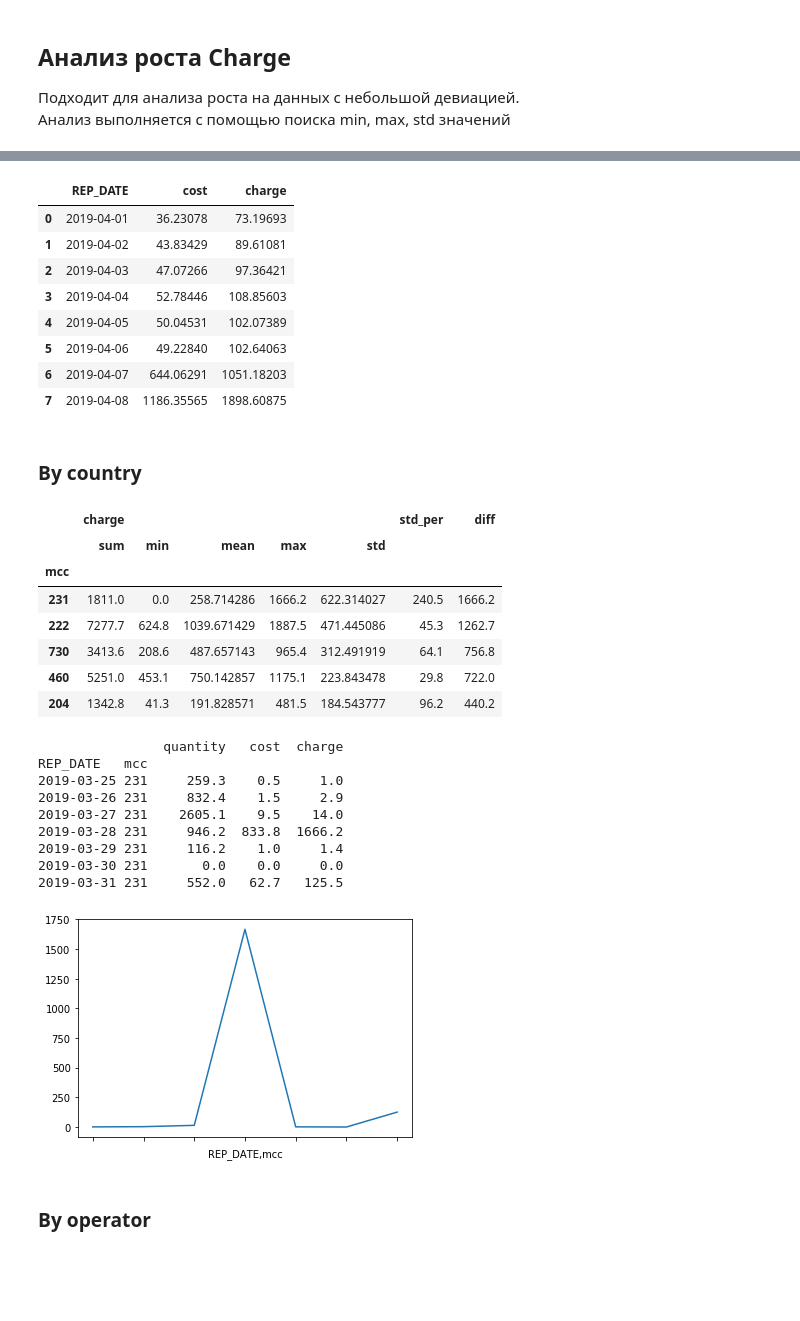
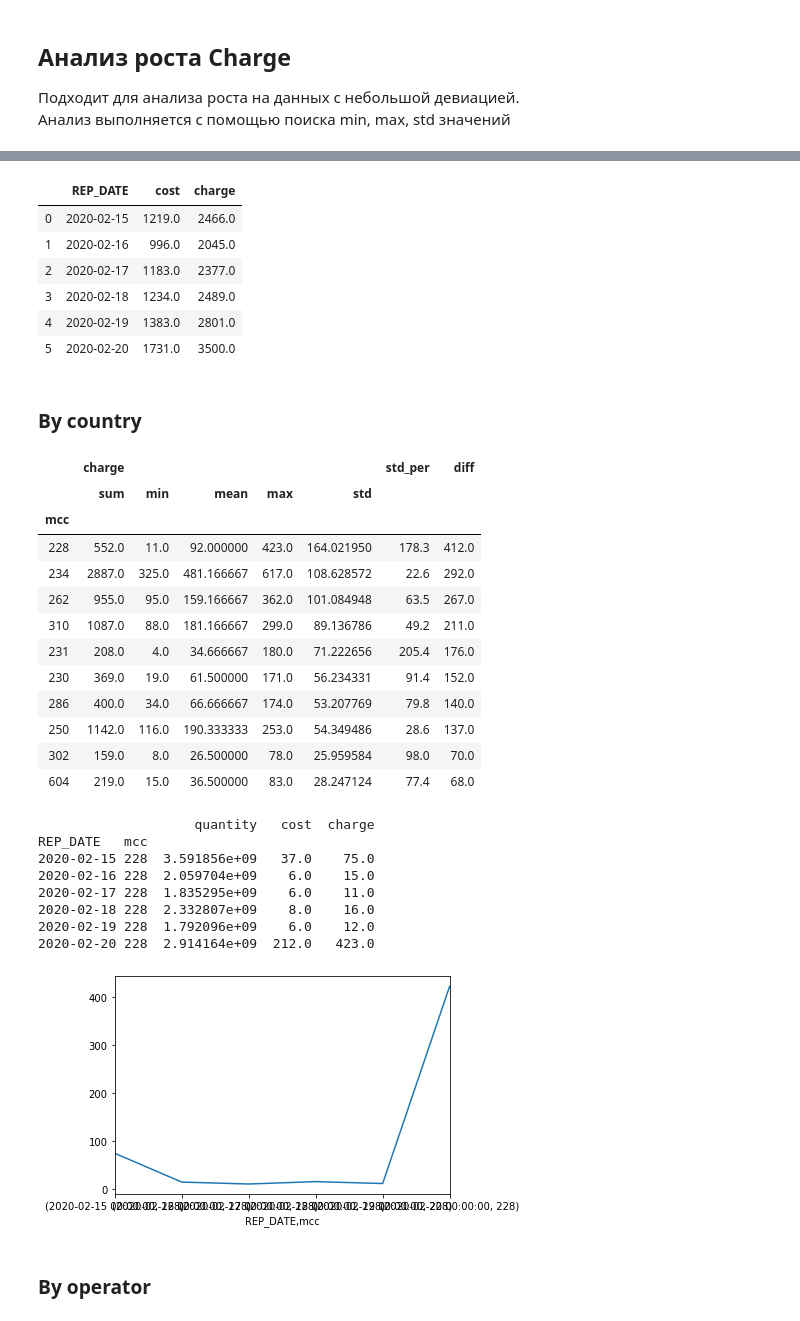
Before and after one commit to balobinp/RB_BD, a Jupyter notebook: RB_Revenue_Change_Python3.ipynb, the cells around one changed output, grey strips where cells are left out. Saved outputs shown, nothing was run; the diff lists cells and outputs as text; code cells hidden in the pictures; blank space fills up the shorter version.

```diff
--- a/RB_Revenue_Change_Python3.ipynb
+++ b/RB_Revenue_Change_Python3.ipynb
@@ -49,15 +49,14 @@ df.head()
 # %%
 df[df.account_id == 352406].groupby('REP_DATE', as_index=False)['cost','charge'].sum()
+df.groupby('REP_DATE', as_index=False)['cost','charge'].sum()
 # %% [output]
 |  | REP_DATE | cost | charge |
-| 0 | 2019-04-01 | 36.23078 | 73.19693 |
-| 1 | 2019-04-02 | 43.83429 | 89.61081 |
-| 2 | 2019-04-03 | 47.07266 | 97.36421 |
-| 3 | 2019-04-04 | 52.78446 | 108.85603 |
-| 4 | 2019-04-05 | 50.04531 | 102.07389 |
-| 5 | 2019-04-06 | 49.22840 | 102.64063 |
-| 6 | 2019-04-07 | 644.06291 | 1051.18203 |
-| 7 | 2019-04-08 | 1186.35565 | 1898.60875 |
+| 0 | 2020-02-15 | 1219.0 | 2466.0 |
+| 1 | 2020-02-16 | 996.0 | 2045.0 |
+| 2 | 2020-02-17 | 1183.0 | 2377.0 |
+| 3 | 2020-02-18 | 1234.0 | 2489.0 |
+| 4 | 2020-02-19 | 1383.0 | 2801.0 |
+| 5 | 2020-02-20 | 1731.0 | 3500.0 |
 # %%
 # Prepare functions
 
@@ -83,37 +82,41 @@ df2=df1.groupby(level=['mcc']).agg({'charge':[np.sum,'min','mean','max','std']})
 # Two options of sorting
 
 df2.apply(f,axis=1).sort_values(by=[('charge','sum'),'std_per'],ascending=False).head()
-df2.apply(f,axis=1).sort_values(by=['diff','std_per'],ascending=False).head()
+df2.apply(f,axis=1).sort_values(by=['diff','std_per'],ascending=False).head(10)
 # %% [output]
 |  | charge |  |  |  |  | std_per | diff |
 |  | sum | min | mean | max | std |  |  |
 | mcc |  |  |  |  |  |  |  |
-| 231 | 1811.0 | 0.0 | 258.714286 | 1666.2 | 622.314027 | 240.5 | 1666.2 |
-| 222 | 7277.7 | 624.8 | 1039.671429 | 1887.5 | 471.445086 | 45.3 | 1262.7 |
-| 730 | 3413.6 | 208.6 | 487.657143 | 965.4 | 312.491919 | 64.1 | 756.8 |
-| 460 | 5251.0 | 453.1 | 750.142857 | 1175.1 | 223.843478 | 29.8 | 722.0 |
-| 204 | 1342.8 | 41.3 | 191.828571 | 481.5 | 184.543777 | 96.2 | 440.2 |
+| 228 | 552.0 | 11.0 | 92.000000 | 423.0 | 164.021950 | 178.3 | 412.0 |
+| 234 | 2887.0 | 325.0 | 481.166667 | 617.0 | 108.628572 | 22.6 | 292.0 |
+| 262 | 955.0 | 95.0 | 159.166667 | 362.0 | 101.084948 | 63.5 | 267.0 |
+| 310 | 1087.0 | 88.0 | 181.166667 | 299.0 | 89.136786 | 49.2 | 211.0 |
+| 231 | 208.0 | 4.0 | 34.666667 | 180.0 | 71.222656 | 205.4 | 176.0 |
+| 230 | 369.0 | 19.0 | 61.500000 | 171.0 | 56.234331 | 91.4 | 152.0 |
+| 286 | 400.0 | 34.0 | 66.666667 | 174.0 | 53.207769 | 79.8 | 140.0 |
+| 250 | 1142.0 | 116.0 | 190.333333 | 253.0 | 54.349486 | 28.6 | 137.0 |
+| 302 | 159.0 | 8.0 | 26.500000 | 78.0 | 25.959584 | 98.0 | 70.0 |
+| 604 | 219.0 | 15.0 | 36.500000 | 83.0 | 28.247124 | 77.4 | 68.0 |
 # %%
 # Generate stat report by country
 
-mcc = 231
+mcc = 228
 
 df3=df1[df1.index.get_level_values('mcc')==mcc].sort_index(level=['mcc','REP_DATE'])
 print(df3,'\n')
 
 df3['charge'].plot()
 plt.show()
 # %% [output]
-                quantity   cost  charge
+                    quantity   cost  charge
 REP_DATE   mcc
-2019-03-25 231     259.3    0.5     1.0
-2019-03-26 231     832.4    1.5     2.9
-2019-03-27 231    2605.1    9.5    14.0
-2019-03-28 231     946.2  833.8  1666.2
-2019-03-29 231     116.2    1.0     1.4
-2019-03-30 231       0.0    0.0     0.0
-2019-03-31 231     552.0   62.7   125.5
+2020-02-15 228  3.591856e+09   37.0    75.0
+2020-02-16 228  2.059704e+09    6.0    15.0
+2020-02-17 228  1.835295e+09    6.0    11.0
+2020-02-18 228  2.332807e+09    8.0    16.0
+2020-02-19 228  1.792096e+09    6.0    12.0
+2020-02-20 228  2.914164e+09  212.0   423.0
-[figure, old version]
+[figure, new version]
 # %% [markdown]
 ### By operator
 # %%
```
Also changed, not shown: parts of 9 cells of this notebook, 41 other files.
